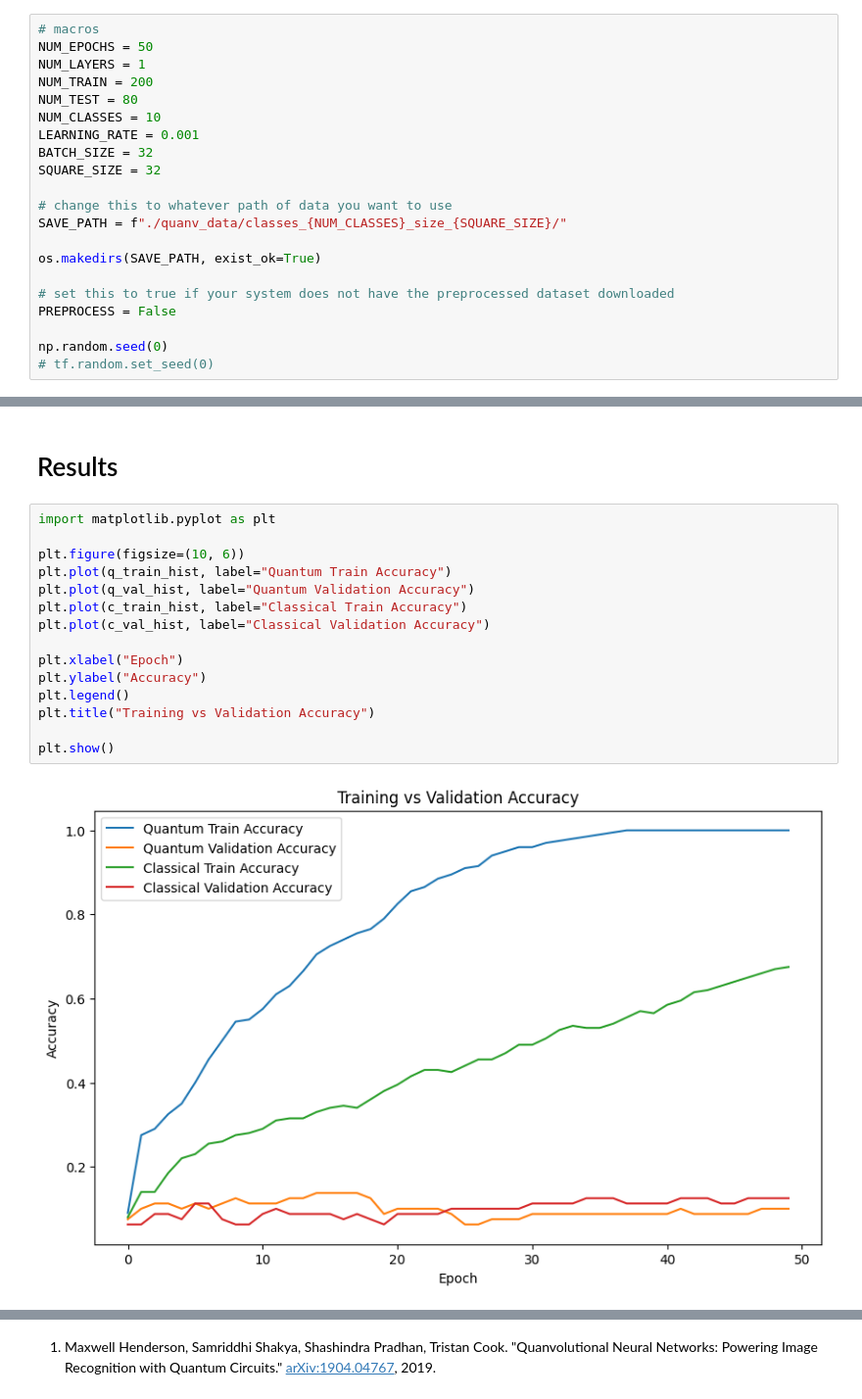
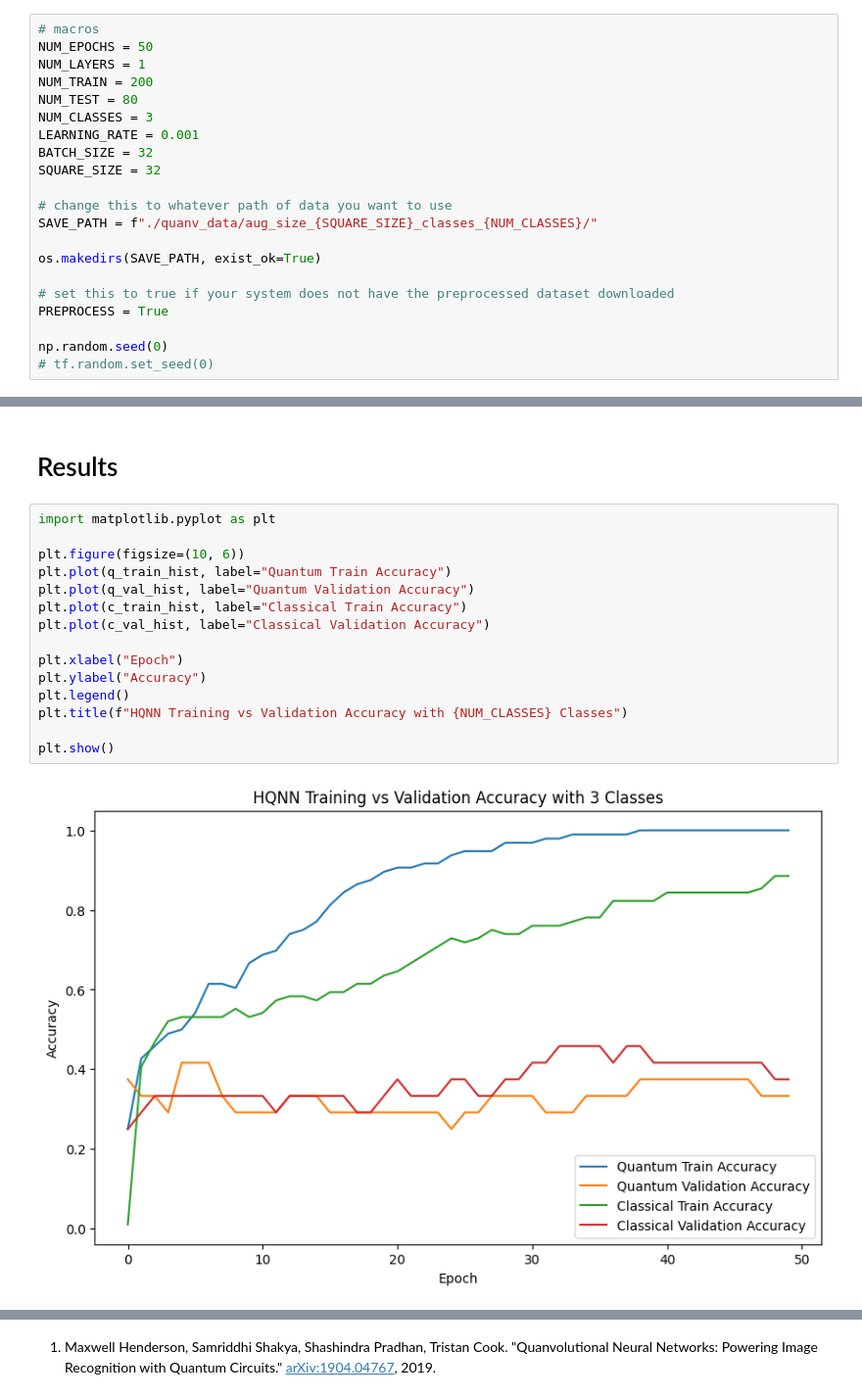
Before and after one commit to msoliviawatt/Hybrid-Quantum-Neural-Networks-for-Image-Classification, a Jupyter notebook: quanvolution/augmented_quanvolution.ipynb, the cells around one changed output, grey strips where cells are left out. Shown at 98% size. Saved outputs shown, nothing was run; the diff lists cells and outputs as text.

Commit message:
3-class quanvolution with augmentation

```diff
--- a/quanvolution/augmented_quanvolution.ipynb
+++ b/quanvolution/augmented_quanvolution.ipynb
@@ -111,18 +111,18 @@ NUM_EPOCHS = 50
 NUM_LAYERS = 1
 NUM_TRAIN = 200
 NUM_TEST = 80
-NUM_CLASSES = 10
+NUM_CLASSES = 3
 LEARNING_RATE = 0.001
 BATCH_SIZE = 32
 SQUARE_SIZE = 32
 
 # change this to whatever path of data you want to use
-SAVE_PATH = f"./quanv_data/classes_{NUM_CLASSES}_size_{SQUARE_SIZE}/"
+SAVE_PATH = f"./quanv_data/aug_size_{SQUARE_SIZE}_classes_{NUM_CLASSES}/"
 
 os.makedirs(SAVE_PATH, exist_ok=True)
 
 # set this to true if your system does not have the preprocessed dataset downloaded
-PREPROCESS = False
+PREPROCESS = True
 
 np.random.seed(0)
 # tf.random.set_seed(0)
@@ -573,20 +571,20 @@ Epoch 50: train=0.6750, val=0.1250
 # %%
 import matplotlib.pyplot as plt
 
 plt.figure(figsize=(10, 6))
 plt.plot(q_train_hist, label="Quantum Train Accuracy")
 plt.plot(q_val_hist, label="Quantum Validation Accuracy")
 plt.plot(c_train_hist, label="Classical Train Accuracy")
 plt.plot(c_val_hist, label="Classical Validation Accuracy")
 
 plt.xlabel("Epoch")
 plt.ylabel("Accuracy")
 plt.legend()
-plt.title("Training vs Validation Accuracy")
+plt.title(f"HQNN Training vs Validation Accuracy with {NUM_CLASSES} Classes")
 
 plt.show()
 # %% [output]
-[figure, old version]
+[figure, new version]
 # %%
 plt.figure(figsize=(10, 6))
 plt.plot(q_train_loss_hist, label="Quantum Train Loss")
```
Also changed, not shown: parts of 8 cells of this notebook.
